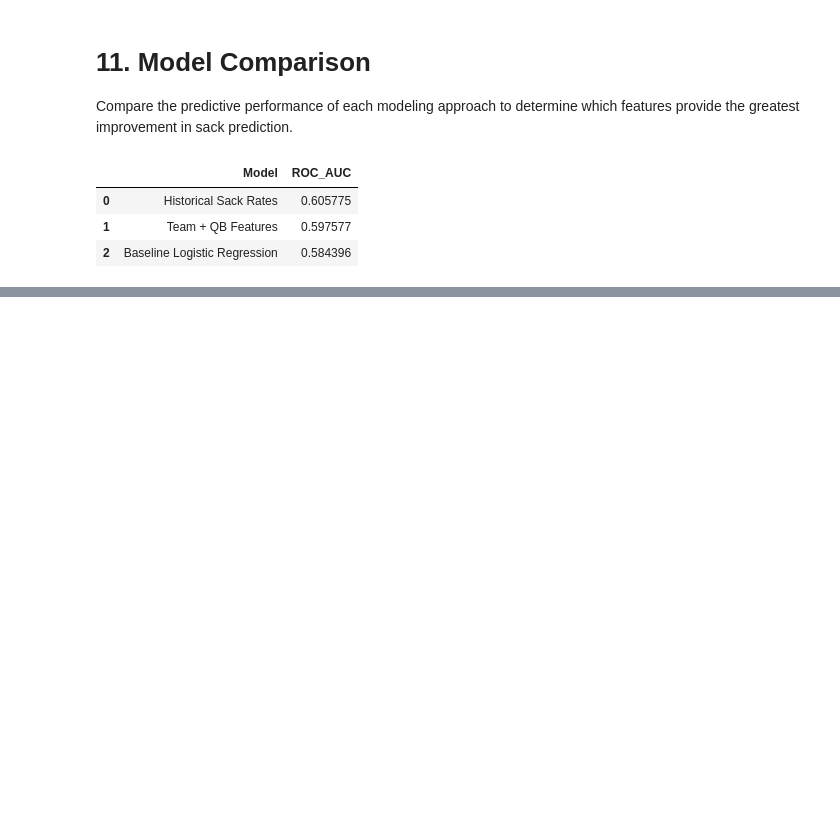
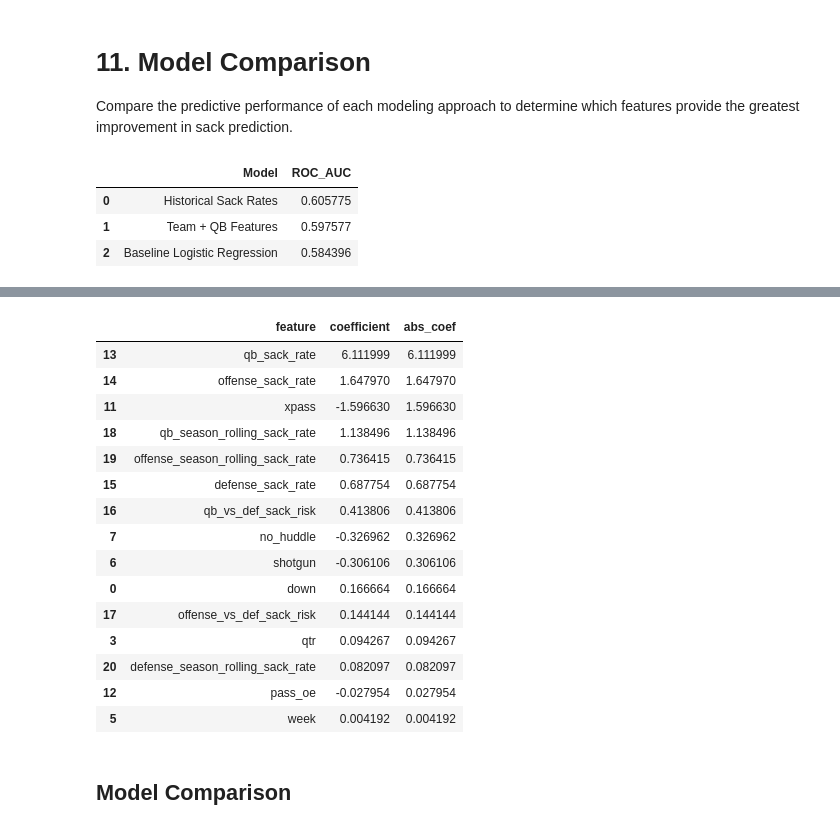
Before and after one commit to ethanfr10/NFL-Sack-Prediction, a Jupyter notebook: notebooks/01_data_exploration.ipynb, the cells around one changed output, grey strips where cells are left out. Saved outputs shown, nothing was run; the diff lists cells and outputs as text; code cells hidden in the pictures; blank space fills up the shorter version.

```diff
--- a/notebooks/01_data_exploration.ipynb
+++ b/notebooks/01_data_exploration.ipynb
@@ -573,0 +805,33 @@ results
+# %%
+coef_df = pd.DataFrame({
+    "feature": features_v4,
+    "coefficient": model_v4.coef_[0]
+})
+
+coef_df["abs_coef"] = coef_df["coefficient"].abs()
+
+coef_df = (
+    coef_df
+    .sort_values("abs_coef", ascending=False)
+)
+
+coef_df.head(15)
+# %% [output]
+|  | feature | coefficient | abs_coef |
+| 13 | qb_sack_rate | 6.111999 | 6.111999 |
+| 14 | offense_sack_rate | 1.647970 | 1.647970 |
+| 11 | xpass | -1.596630 | 1.596630 |
+| 18 | qb_season_rolling_sack_rate | 1.138496 | 1.138496 |
+| 19 | offense_season_rolling_sack_rate | 0.736415 | 0.736415 |
+| 15 | defense_sack_rate | 0.687754 | 0.687754 |
+| 16 | qb_vs_def_sack_risk | 0.413806 | 0.413806 |
+| 7 | no_huddle | -0.326962 | 0.326962 |
+| 6 | shotgun | -0.306106 | 0.306106 |
+| 0 | down | 0.166664 | 0.166664 |
+| 17 | offense_vs_def_sack_risk | 0.144144 | 0.144144 |
+| 3 | qtr | 0.094267 | 0.094267 |
+| 20 | defense_season_rolling_sack_rate | 0.082097 | 0.082097 |
+| 12 | pass_oe | -0.027954 | 0.027954 |
+| 5 | week | 0.004192 | 0.004192 |
+# %% [markdown]
+## Model Comparison
```
Also changed, not shown: parts of 39 cells of this notebook, 3 other files.
